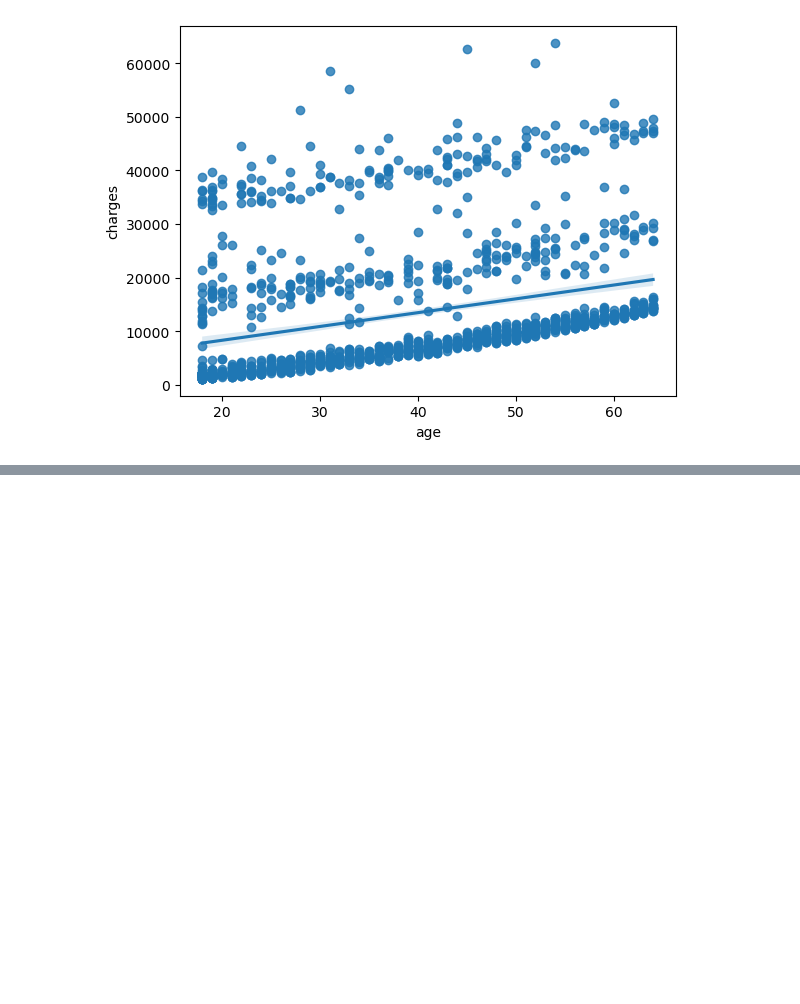
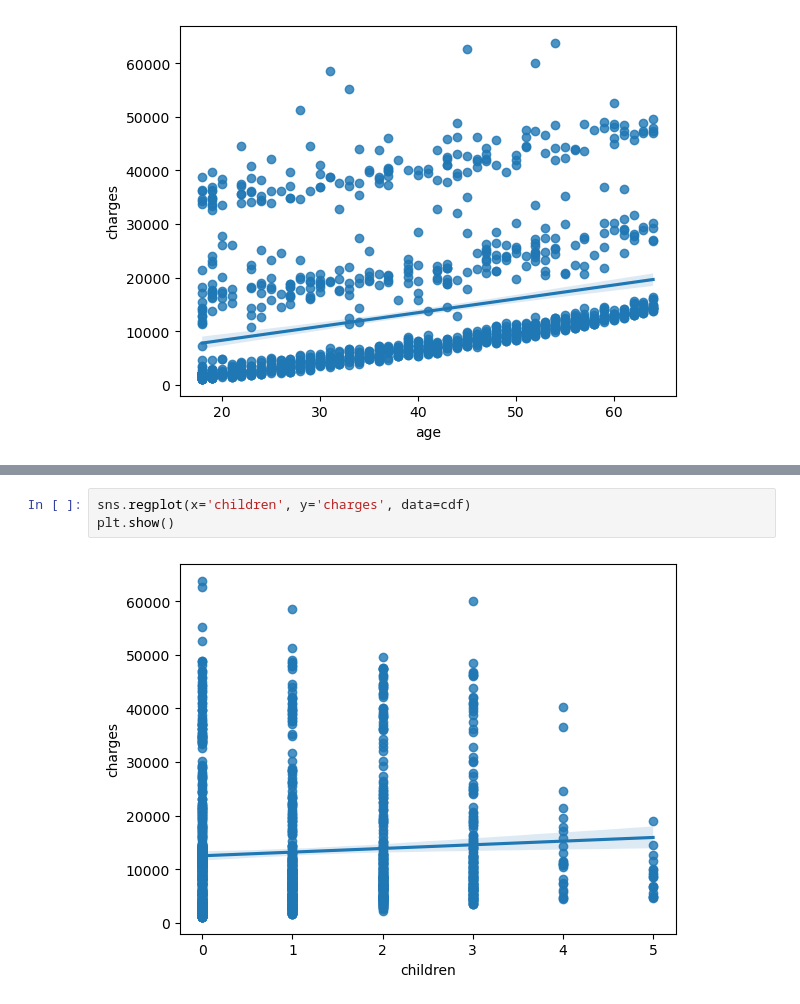
Before and after one commit to jgomezz/cpe_ciencia_datos_python_2026, a Jupyter notebook: mod3_analitica_datos_python/semana_04_evaluacion_modelo_ejercicio.ipynb, the cells around one changed output, grey strips where cells are left out. Saved outputs shown, nothing was run; the diff lists cells and outputs as text; blank space fills up the shorter version.

```diff
--- a/mod3_analitica_datos_python/semana_04_evaluacion_modelo_ejercicio.ipynb
+++ b/mod3_analitica_datos_python/semana_04_evaluacion_modelo_ejercicio.ipynb
@@ -116,0 +122,5 @@ plt.show()
+# %%
+sns.regplot(x='children', y='charges', data=cdf)
+plt.show()
+# %% [output]
+[figure, added]
```
Also changed, not shown: parts of 2 cells of this notebook.
